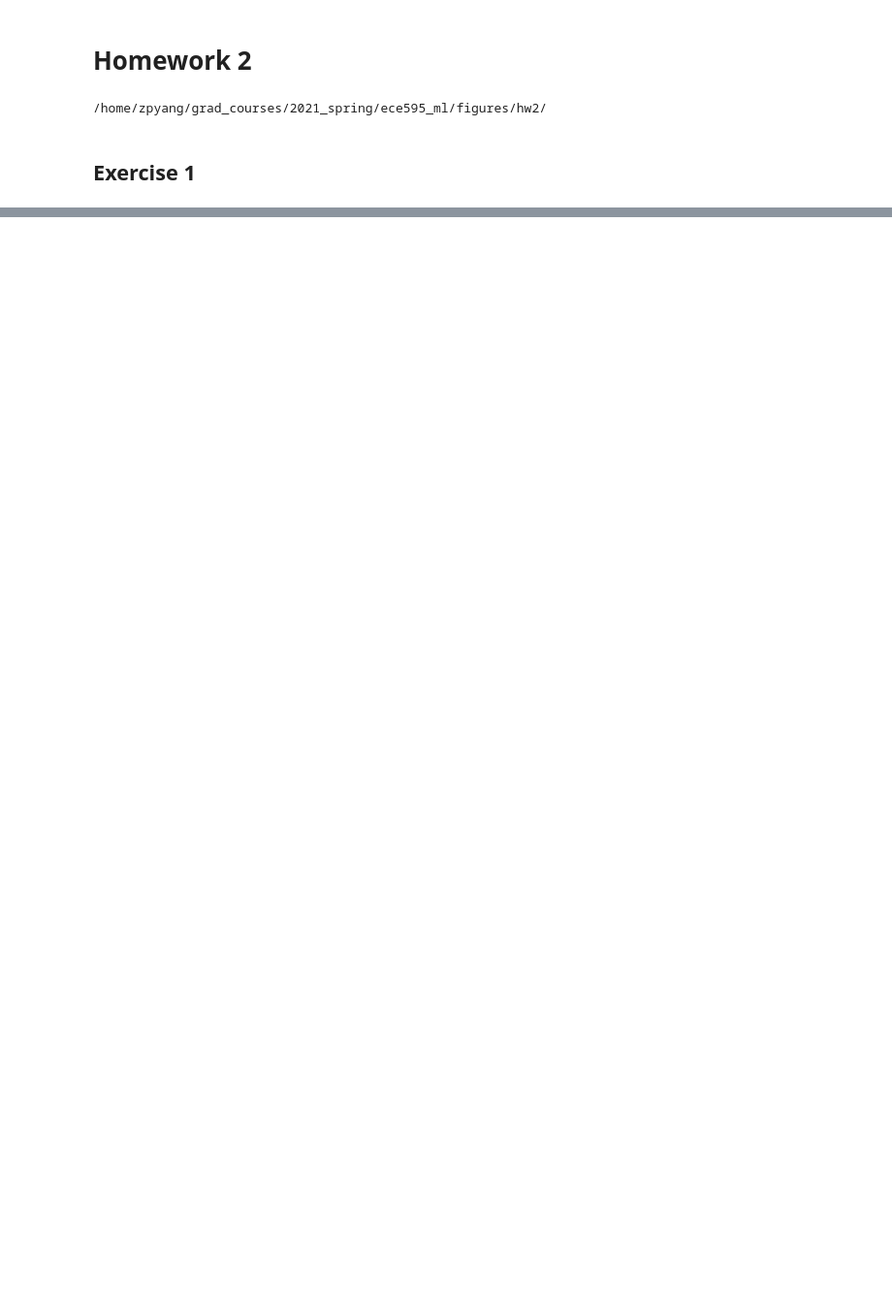
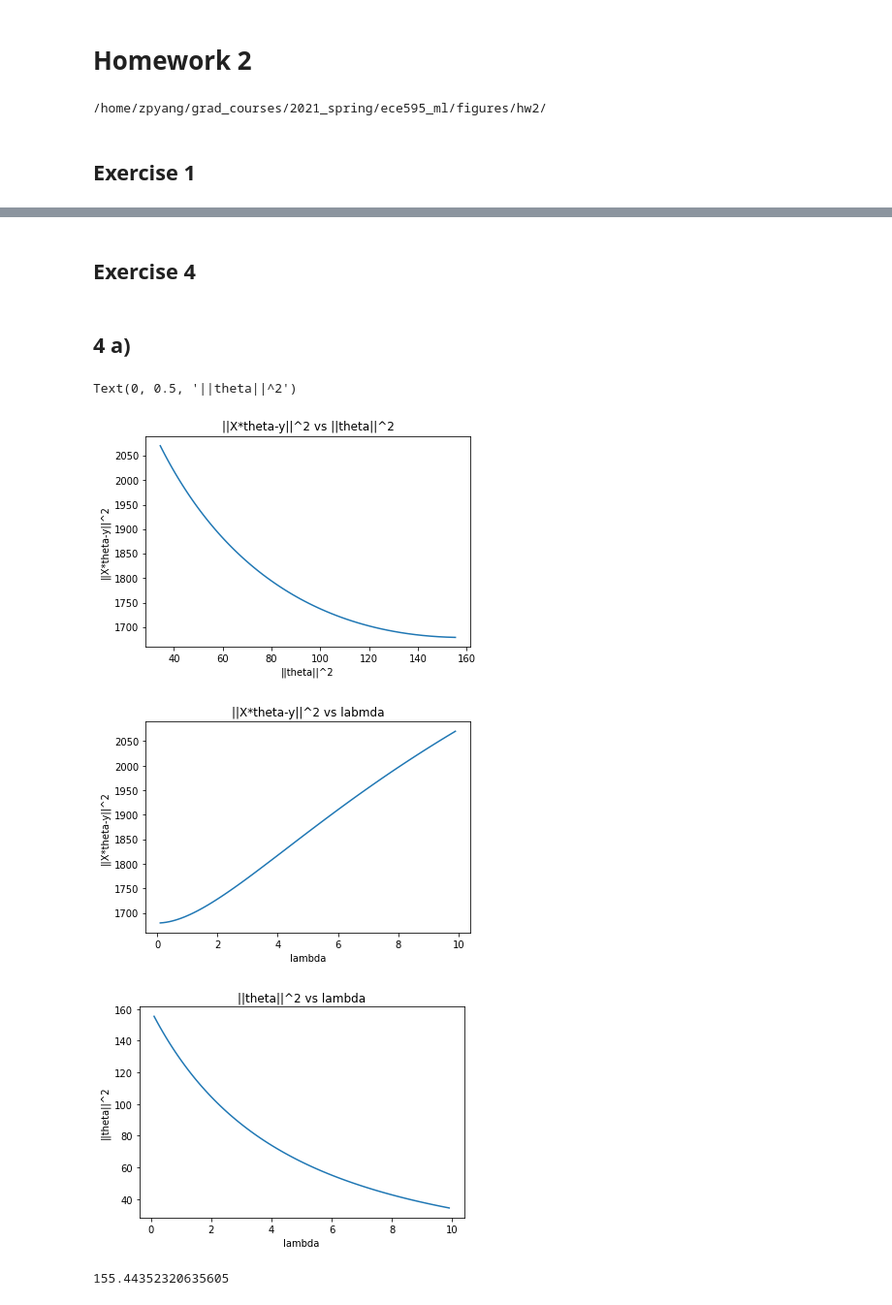
Before and after one commit to zp-yang/grad_courses, a Jupyter notebook: 2021_spring/ece595_ml/hw2.ipynb, the cells around one changed output, grey strips where cells are left out. Shown: that part at 97% size. Saved outputs shown, nothing was run; the diff lists cells and outputs as text; code cells hidden in the pictures; blank space fills up the shorter version.

```diff
--- a/2021_spring/ece595_ml/hw2.ipynb
+++ b/2021_spring/ece595_ml/hw2.ipynb
@@ -41,0 +210,45 @@ array([2.82, 2.22, 2.71, 2.81, 2.55, 2.3 , 3.56, 3.11, 2.46, 4.3 ])
+# %% [markdown]
+## Exercise 4
+# %% [markdown]
+## 4 a)
+# %%
+lambd = np.arange(0.1, 10, 0.1)
+
+f_theta_l = lambda lamb: np.linalg.inv(X.T @ X + np.eye(3) * lamb) @ X.T @ y
+theta_l_vec = [f_theta_l(lamb) for lamb in lambd]
+first_term = [np.linalg.norm(X@theta-y)**2 for theta in theta_l_vec]
+theta_sqr = [np.linalg.norm(theta)**2 for theta in theta_l_vec]
+# %%
+plt.figure()
+plt.plot(theta_sqr, first_term)
+plt.title('||X*theta-y||^2 vs ||theta||^2')
+plt.xlabel('||theta||^2')
+plt.ylabel('||X*theta-y||^2')
+
+plt.figure()
+plt.plot(lambd, first_term)
+plt.title('||X*theta-y||^2 vs labmda')
+plt.xlabel('lambda')
+plt.ylabel('||X*theta-y||^2')
+
+plt.figure()
+plt.plot(lambd,theta_sqr)
+plt.title('||theta||^2 vs lambda')
+plt.xlabel('lambda')
+plt.ylabel('||theta||^2')
+# %% [output]
+Text(0, 0.5, '||theta||^2')
+[figure, added]
+[figure, added]
+[figure, added]
+# %%
+P = 3
+var = cp.Variable(P)
+objective = cp.Minimize(cp.sum_squares(y-X @ var)+ lambd[0]*cp.sum_squares(var))
+constraints = []
+prob = cp.Problem(objective=objective, constraints=constraints)
+prob.solve()
+theta = var.value
+np.linalg.norm(theta)**2
+# %% [output]
+155.44352320635605
```
Also changed, not shown: parts of 22 cells of this notebook, 11 other files.
